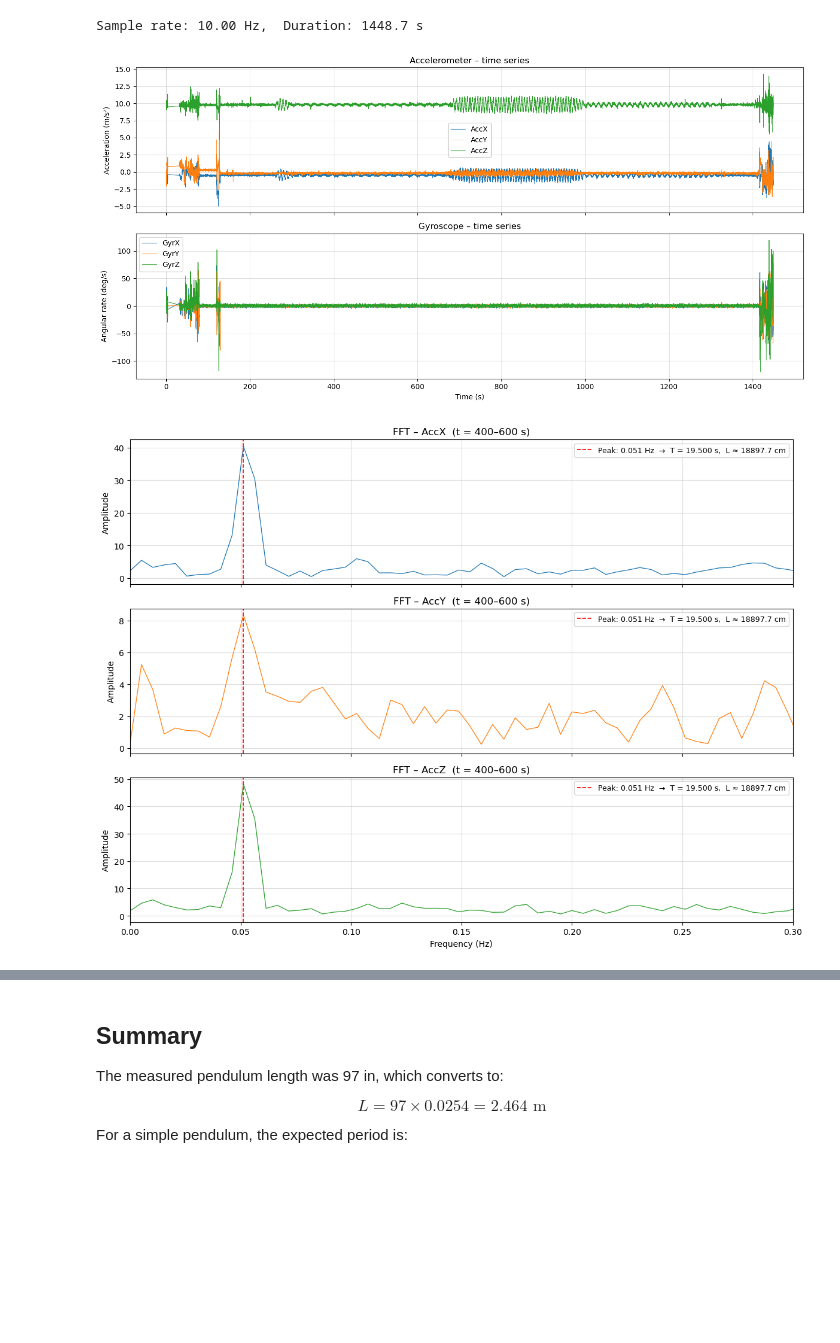
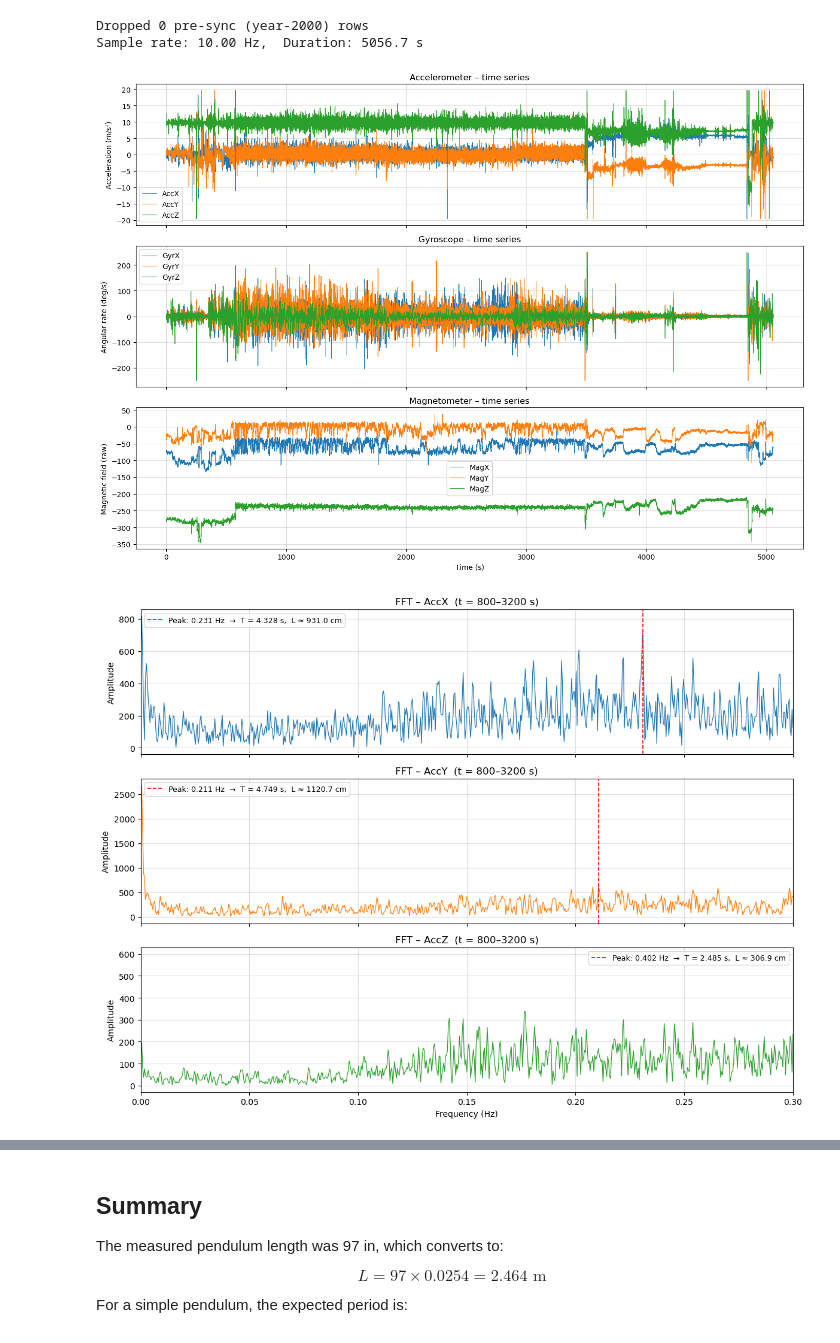
Before and after one commit to arobotdinosaur/MAE_223_Work, a Jupyter notebook: PendulumFFT_Simple.ipynb, the cells around one changed output, grey strips where cells are left out. Cells and saved outputs as stored; diff of their text form; code cells hidden in the pictures; blank space fills up the shorter version.

```diff
--- a/PendulumFFT_Simple.ipynb
+++ b/PendulumFFT_Simple.ipynb
@@ -6,9 +6,18 @@ from scipy.fft import rfft, rfftfreq
 
 g = 9.81  # m/s²
 # %%
-df = pd.read_csv('DATA/imuLog00051.csv')
+df = pd.read_csv('/Users/Alexander/Repositories/Ocean_MAE_223/Ocean_Test_Success/imuLog00082.csv')
 df['time'] = pd.to_datetime(df['Timestamp'], format='%Y/%m/%d %H:%M:%S.%f')
-df['t_s']  = (df['time'] - df['time'].iloc[0]).dt.total_seconds()
+
+# The IMU's RTC boots at the year-2000 default and only jumps to the real
+# (GPS-synced) time after a few samples. Those pre-sync rows sit ~26 years
+# before the rest of the log, which blows up the t_s axis (and makes the
+# FFT window select zero rows). Drop them before building the time axis.
+n_pre = int((df['time'].dt.year < 2001).sum())
+df = df[df['time'].dt.year >= 2001].reset_index(drop=True)
+print(f'Dropped {n_pre} pre-sync (year-2000) rows')
+
+df['t_s'] = (df['time'] - df['time'].iloc[0]).dt.total_seconds()
 
 # Convert accelerations from milli-g to m/s²
 df['AccX'] = df['AccX'] / 1000 * g
@@ -18,37 +27,48 @@ df['AccZ'] = df['AccZ'] / 1000 * g
 fs = 1.0 / np.median(np.diff(df['t_s'].values))
 print(f'Sample rate: {fs:.2f} Hz,  Duration: {df.t_s.iloc[-1]:.1f} s')
 # %% [output]
-Sample rate: 10.00 Hz,  Duration: 1448.7 s
+Dropped 0 pre-sync (year-2000) rows
+Sample rate: 10.00 Hz,  Duration: 5056.7 s
 # %%
-fig, axes = plt.subplots(2, 1, figsize=(14, 7), sharex=True)
+fig, axes = plt.subplots(3, 1, figsize=(14, 10), sharex=True)
 
 axes[0].plot(df['t_s'], df['AccX'], label='AccX', lw=0.8)
 axes[0].plot(df['t_s'], df['AccY'], label='AccY', lw=0.8)
 axes[0].plot(df['t_s'], df['AccZ'], label='AccZ', lw=0.8)
 axes[0].set_ylabel('Acceleration (m/s²)')
 axes[0].set_title('Accelerometer – time series')
 axes[0].legend()
 #axes[0].set_xlim(380,650)
 axes[0].grid(True, alpha=0.4)
 
 axes[1].plot(df['t_s'], df['GyrX'], label='GyrX', lw=0.8)
 axes[1].plot(df['t_s'], df['GyrY'], label='GyrY', lw=0.8)
 axes[1].plot(df['t_s'], df['GyrZ'], label='GyrZ', lw=0.8)
 axes[1].set_ylabel('Angular rate (deg/s)')
-axes[1].set_xlabel('Time (s)')
 axes[1].set_title('Gyroscope – time series')
 axes[1].legend()
 #axes[1].set_xlim(380,650)
 axes[1].grid(True, alpha=0.4)
 
+axes[2].plot(df['t_s'], df['MagX'], label='MagX', lw=0.8)
+axes[2].plot(df['t_s'], df['MagY'], label='MagY', lw=0.8)
+axes[2].plot(df['t_s'], df['MagZ'], label='MagZ', lw=0.8)
+axes[2].set_ylabel('Magnetic field (raw)')
+axes[2].set_xlabel('Time (s)')
+axes[2].set_title('Magnetometer – time series')
+axes[2].legend()
+#axes[2].set_xlim(380,650)
+axes[2].grid(True, alpha=0.4)
+
 plt.tight_layout()
 plt.show()
 # %% [output]
-[figure, old version]
+[figure, new version]
 # %%
 # ── FFT window (seconds) — adjust to focus on the swinging portion ──
-T_START = 400
-T_END   = 600
+# Record is ~5057 s (~84 min); narrow to a steady drift segment as needed.
+T_START = 800
+T_END   = 3200
 # ────────────────────────────────────────────────────────────────────
 
 seg = df[(df['t_s'] >= T_START) & (df['t_s'] <= T_END)]
@@ -67,7 +87,7 @@ for ax, col, color in zip(axes,
 
     ax.plot(xf, power, color=color, lw=0.9)
     ax.set_ylabel('Amplitude')
-    ax.set_title(f'FFT – {col}  (t = {T_START}–{T_END} s)')
+    ax.set_title(f'FFT – {col}  (t = {T_START:.0f}–{T_END:.0f} s)')
     ax.set_xlim(0, 0.3)
     ax.grid(True, alpha=0.4)
 
@@ -84,4 +104,4 @@ axes[-1].set_xlabel('Frequency (Hz)')
 plt.tight_layout()
 plt.show()
 # %% [output]
-[figure, old version]
+[figure, new version]
```
Also changed, not shown: parts of 3 cells of this notebook, 12 other files.
